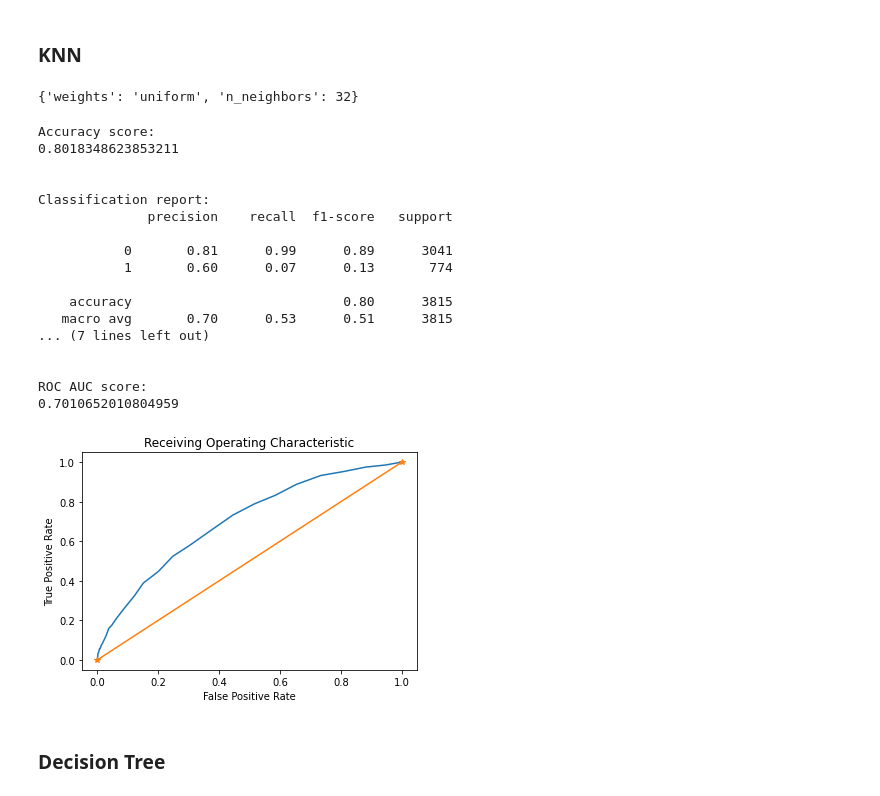
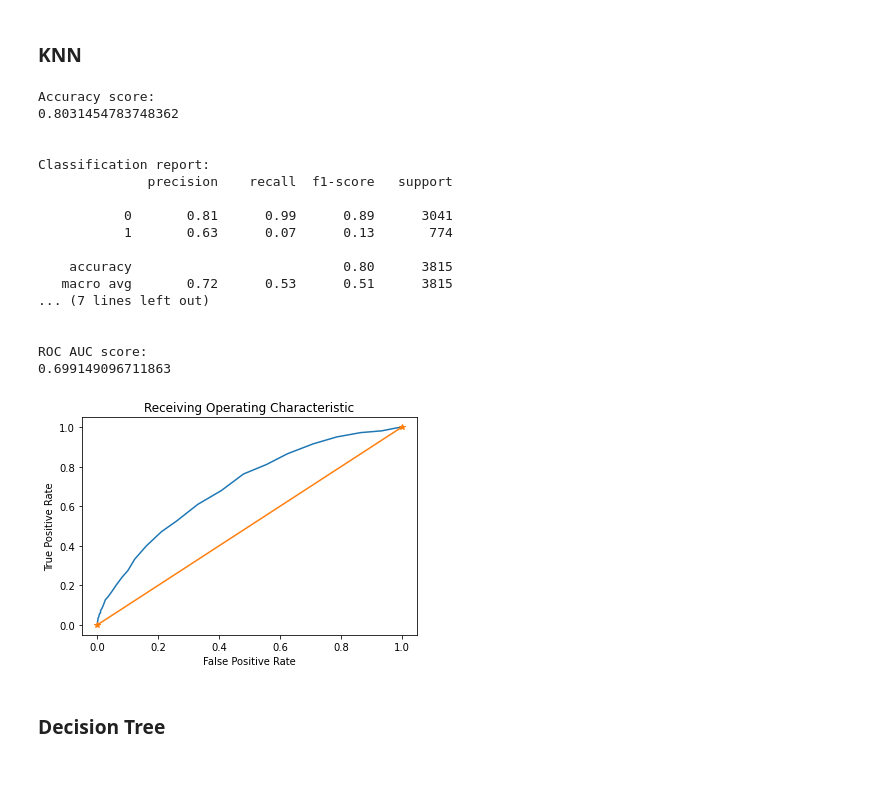
Before and after one commit to zdhxmo/Data-Science-Portfolio, a Jupyter notebook: Predicting Loan Defaults/loan_defaults_prediction.ipynb, the cells around one changed output. Cells and saved outputs as stored; diff of their text form; code cells hidden in the pictures.

```diff
--- a/Predicting Loan Defaults/loan_defaults_prediction.ipynb
+++ b/Predicting Loan Defaults/loan_defaults_prediction.ipynb
@@ -611,38 +626,48 @@ ROC AUC score:
 # %% [markdown]
 ### KNN
-# %%
-# randomsearchCV to find the optimal n_neighbours for KNN
-knn = KNeighborsClassifier()
-k_range = list(range(1, 51))
-weight_options = ["uniform", "distance"]
-param_dist = dict(n_neighbors = k_range, weights = weight_options)
-rand = RandomizedSearchCV(knn, param_dist, cv=10, scoring="accuracy", random_state=100)
-rand.fit(X, y)
-print(rand.best_params_)
-# %% [output]
-{'weights': 'uniform', 'n_neighbors': 32}
-# %%
-knn = KNeighborsClassifier(n_neighbors=47, weights='uniform')
-
-tn_knn, fp_knn, fn_knn, tp_knn, auc_knn = calculate_model_accuracy(knn)
-# %% [output]
-Accuracy score:
-0.8018348623853211
-
-
-Classification report:
-              precision    recall  f1-score   support
-
-           0       0.81      0.99      0.89      3041
-           1       0.60      0.07      0.13       774
-
-    accuracy                           0.80      3815
-   macro avg       0.70      0.53      0.51      3815
-... (7 lines left out)
-
-
-ROC AUC score:
-0.7010652010804959
-[figure, removed]
+# %%
+# hyperparameter tuning
+
+# randomsearchCV to find the optimal n_neighbours for KNN
+knn = KNeighborsClassifier()
+
+leaf_size_range = list(range(1, 50))
+n_neighbors_range = list(range(1, 50))
+weight_options = ["uniform", "distance"]
+metric_options = ['minkowski','euclidean','manhattan']
+
+param_dist = dict(n_neighbors = n_neighbors_range,
+                  weights = weight_options,
+                  leaf_size=leaf_size_range,
+                 metric=metric_options)
+
+rand = RandomizedSearchCV(knn, param_dist, cv=10, scoring="accuracy", random_state=100)
+
+rand.fit(X_train, y_train)
+
+knn_best_params = rand.best_params_
+
+knn = KNeighborsClassifier(**knn_best_params)
+
+tn_knn, fp_knn, fn_knn, tp_knn, auc_knn = calculate_model_accuracy(knn)
+# %% [output]
+Accuracy score:
+0.8031454783748362
+
+
+Classification report:
+              precision    recall  f1-score   support
+
+           0       0.81      0.99      0.89      3041
+           1       0.63      0.07      0.13       774
+
+    accuracy                           0.80      3815
+   macro avg       0.72      0.53      0.51      3815
+... (7 lines left out)
+
+
+ROC AUC score:
+0.699149096711863
+[figure, added]
 # %% [markdown]
 ### Decision Tree
```
Also changed, not shown: parts of 13 cells of this notebook, 2 other files.
